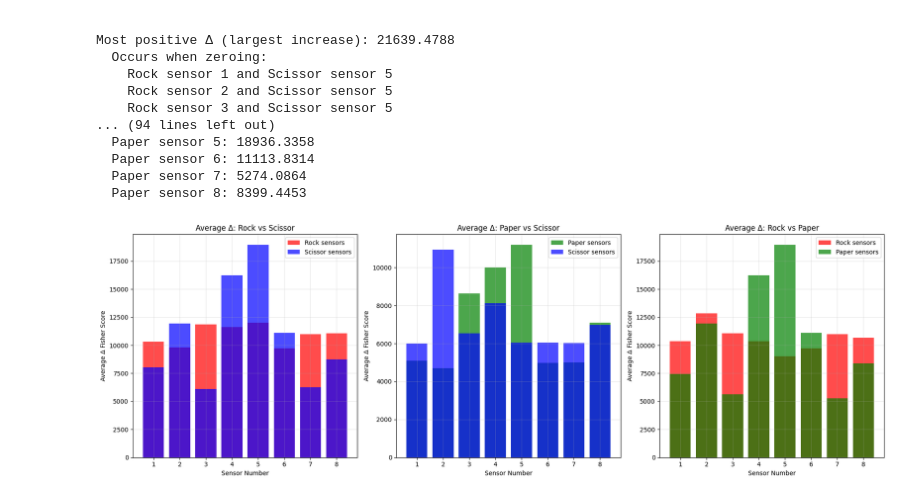
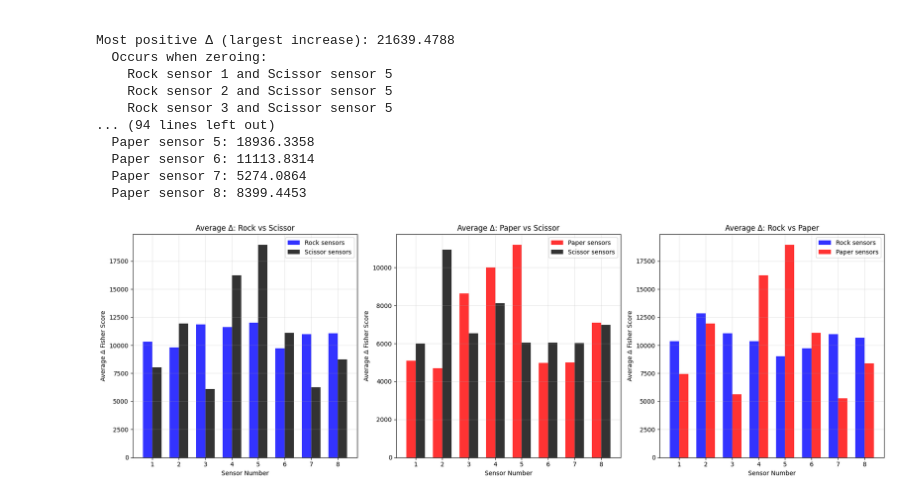
Before and after one commit to freek1/roshambo, a Jupyter notebook: emg_feature_analysis.ipynb, the cells around one changed output. Drawn from its saved outputs; the diff is of its cells as text; code cells hidden in the pictures.

```diff
--- a/emg_feature_analysis.ipynb
+++ b/emg_feature_analysis.ipynb
@@ -325,12 +325,19 @@ Analyzing sensor importance for Rock vs Paper...
    2.16415266e+04  1.27015216e+04  5.56696415e+03  0.00000000e+00]]
 # %%
 # Visualize the results with heatmaps
+import matplotlib.pyplot as plt
 import seaborn as sns
+import numpy as np
 
-fig, axes = plt.subplots(1, 3, figsize=(18, 6))
+# load rock_scissor_result.txt
+rock_scissor_matrix = np.loadtxt('rock_scissor_result.txt')
+paper_scissor_matrix = np.loadtxt('paper_scissor_result.txt')
+rock_paper_matrix = np.loadtxt('rock_paper_result.txt')
+
+fig, axes = plt.subplots(1, 3, figsize=(20, 6))
 
 # Rock vs Scissor heatmap (Δ vs baseline)
-sns.heatmap(rock_scissor_matrix, annot=True, fmt='.2f', cmap='coolwarm',
+sns.heatmap(rock_scissor_matrix, annot=True, fmt='.0f', cmap='Blues',
             xticklabels=[f'S{j+1}' for j in range(8)],
             yticklabels=[f'R{i+1}' for i in range(8)],
             ax=axes[0], cbar_kws={'label': 'Δ Fisher Score (zeroed - baseline)'})
@@ -339,7 +346,7 @@ axes[0].set_xlabel('Scissor Sensors Zeroed')
 axes[0].set_ylabel('Rock Sensors Zeroed')
 
 # Paper vs Scissor heatmap (Δ vs baseline)
-sns.heatmap(paper_scissor_matrix, annot=True, fmt='.2f', cmap='coolwarm',
+sns.heatmap(paper_scissor_matrix, annot=True, fmt='.0f', cmap='Blues',
             xticklabels=[f'S{j+1}' for j in range(8)],
             yticklabels=[f'P{i+1}' for i in range(8)],
             ax=axes[1], cbar_kws={'label': 'Δ Fisher Score (zeroed - baseline)'})
@@ -348,7 +355,7 @@ axes[1].set_xlabel('Scissor Sensors Zeroed')
 axes[1].set_ylabel('Paper Sensors Zeroed')
 
 # Rock vs Paper heatmap (Δ vs baseline)
-sns.heatmap(rock_paper_matrix, annot=True, fmt='.2f', cmap='coolwarm',
+sns.heatmap(rock_paper_matrix, annot=True, fmt='.0f', cmap='Blues',
             xticklabels=[f'P{j+1}' for j in range(8)],
             yticklabels=[f'R{i+1}' for i in range(8)],
             ax=axes[2], cbar_kws={'label': 'Δ Fisher Score (zeroed - baseline)'})
@@ -426,68 +433,76 @@ Most positive Δ (largest increase): 21639.4788
   Paper sensor 7: 5274.0864
   Paper sensor 8: 8399.4453
 # %%
-# Visualize average sensor delta (Δ vs baseline)
+
+# Visualize average sensor delta (Δ vs baseline) with side-by-side bars, using:
+#   Rock = blue, Paper = red, Scissor = green
 fig, axes = plt.subplots(1, 3, figsize=(18, 6))
+
+bar_width = 0.35
+x = np.arange(1, 9)
 
 # Rock vs Scissor average Δ
 rock_avg, scissor_avg = rock_scissor_impact
-axes[0].bar(range(1, 9), rock_avg, alpha=0.7, label='Rock sensors', color='red')
-axes[0].bar(range(1, 9), scissor_avg, alpha=0.7, label='Scissor sensors', color='blue')
+axes[0].bar(x - bar_width/2, rock_avg, width=bar_width, alpha=0.8, label='Rock sensors', color='blue')
+axes[0].bar(x + bar_width/2, scissor_avg, width=bar_width, alpha=0.8, label='Scissor sensors', color='black')
 axes[0].set_title('Average Δ: Rock vs Scissor')
 axes[0].set_xlabel('Sensor Number')
 axes[0].set_ylabel('Average Δ Fisher Score')
+axes[0].set_xticks(x)
 axes[0].legend()
 axes[0].grid(True, alpha=0.3)
 
 # Paper vs Scissor average Δ
 paper_avg, scissor_avg2 = paper_scissor_impact
-axes[1].bar(range(1, 9), paper_avg, alpha=0.7, label='Paper sensors', color='green')
-axes[1].bar(range(1, 9), scissor_avg2, alpha=0.7, label='Scissor sensors', color='blue')
+axes[1].bar(x - bar_width/2, paper_avg, width=bar_width, alpha=0.8, label='Paper sensors', color='red')
+axes[1].bar(x + bar_width/2, scissor_avg2, width=bar_width, alpha=0.8, label='Scissor sensors', color='black')
 axes[1].set_title('Average Δ: Paper vs Scissor')
 axes[1].set_xlabel('Sensor Number')
 axes[1].set_ylabel('Average Δ Fisher Score')
+axes[1].set_xticks(x)
 axes[1].legend()
 axes[1].grid(True, alpha=0.3)
 
 # Rock vs Paper average Δ
 rock_avg2, paper_avg2 = rock_paper_impact
-axes[2].bar(range(1, 9), rock_avg2, alpha=0.7, label='Rock sensors', color='red')
-axes[2].bar(range(1, 9), paper_avg2, alpha=0.7, label='Paper sensors', color='green')
+axes[2].bar(x - bar_width/2, rock_avg2, width=bar_width, alpha=0.8, label='Rock sensors', color='blue')
+axes[2].bar(x + bar_width/2, paper_avg2, width=bar_width, alpha=0.8, label='Paper sensors', color='red')
 axes[2].set_title('Average Δ: Rock vs Paper')
 axes[2].set_xlabel('Sensor Number')
 axes[2].set_ylabel('Average Δ Fisher Score')
+axes[2].set_xticks(x)
 axes[2].legend()
 axes[2].grid(True, alpha=0.3)
 
 plt.tight_layout()
 plt.show()
 
 # Summary table
 print("\n" + "="*80)
 print("SUMMARY: SENSOR IMPACT (Δ vs baseline)")
 print("="*80)
 print("More negative Δ indicates more important sensors (bigger drop when zeroed)")
 print("More positive Δ indicates less important sensors (increase when zeroed)")
 print("="*80)
 
 # Create summary dataframe
 import pandas as pd
 
 summary_data = []
 for i in range(8):
     summary_data.append({
         'Sensor': f'Sensor_{i+1}',
         'Rock_vs_Scissor_Δ': rock_scissor_impact[0][i],
         'Paper_vs_Scissor_Δ': paper_scissor_impact[0][i],
         'Rock_vs_Paper_Δ': rock_paper_impact[0][i],
         'Overall_Avg_Δ': np.mean([rock_scissor_impact[0][i], paper_scissor_impact[0][i], rock_paper_impact[0][i]])
     })
 
 summary_df = pd.DataFrame(summary_data)
 summary_df = summary_df.sort_values('Overall_Avg_Δ')
 print(summary_df.to_string(index=False))
 # %% [output]
-[figure, old version]
+[figure, new version]
 ================================================================================
 SUMMARY: SENSOR IMPACT (Δ vs baseline)
 ================================================================================
```
Also changed, not shown: parts of 2 cells of this notebook, 5 other files.
